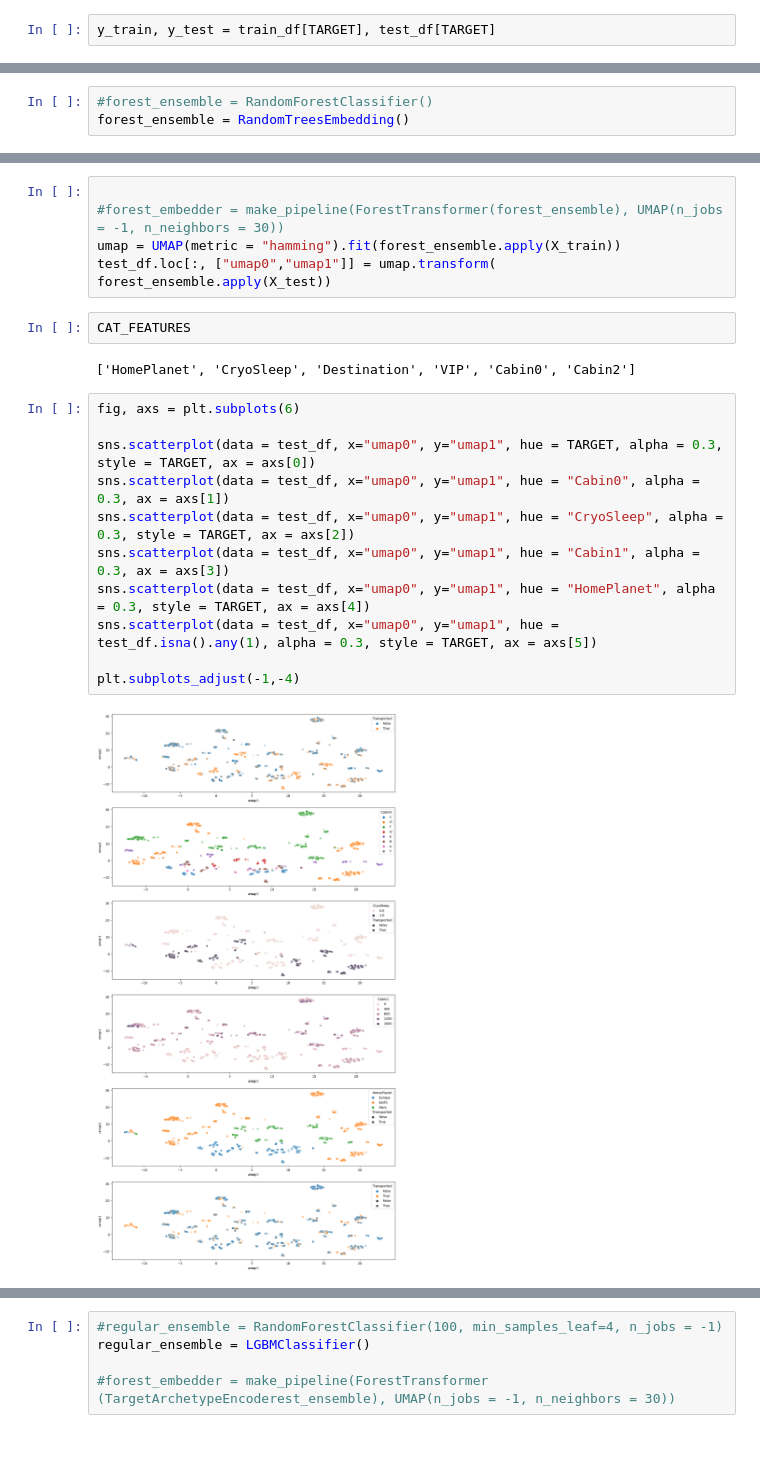
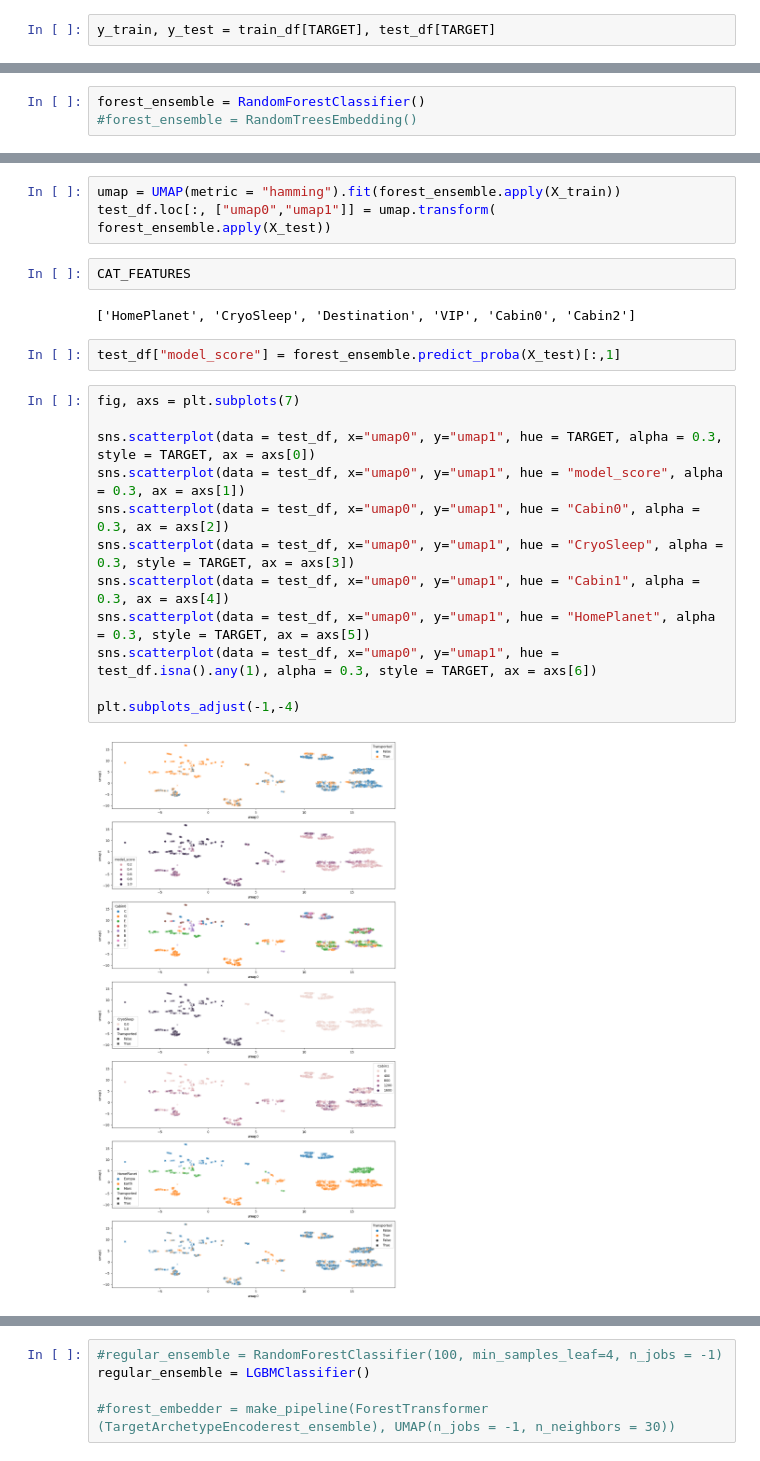
Before and after one commit to AlanGanem/heterogeneous-metric-learning, a Jupyter notebook: examples/HML Examples.ipynb, the cells around one changed output, grey strips where cells are left out. Saved outputs shown, nothing was run; the diff lists cells and outputs as text.

```diff
--- a/examples/HML Examples.ipynb
+++ b/examples/HML Examples.ipynb
@@ -143,6 +130,6 @@ y_train, y_test = train_df[TARGET], test_df[TARGET]
 # %%
-#forest_ensemble = RandomForestClassifier()
-forest_ensemble = RandomTreesEmbedding()
+forest_ensemble = RandomForestClassifier()
+#forest_ensemble = RandomTreesEmbedding()
 # %%
 forest_ensemble.fit(X_train, y_train)
 # %% [output]
@@ -161,23 +150,24 @@ forest_ensemble.apply(X_train), forest_ensemble.apply(X_train).shape
 # %%
-
-#forest_embedder = make_pipeline(ForestTransformer(forest_ensemble), UMAP(n_jobs = -1, n_neighbors = 30))
 umap = UMAP(metric = "hamming").fit(forest_ensemble.apply(X_train))
 test_df.loc[:, ["umap0","umap1"]] = umap.transform( forest_ensemble.apply(X_test))
 # %%
 CAT_FEATURES
 # %% [output]
 ['HomePlanet', 'CryoSleep', 'Destination', 'VIP', 'Cabin0', 'Cabin2']
+# %%
+test_df["model_score"] = forest_ensemble.predict_proba(X_test)[:,1]
 # %%
-fig, axs = plt.subplots(6)
+fig, axs = plt.subplots(7)
 
 sns.scatterplot(data = test_df, x="umap0", y="umap1", hue = TARGET, alpha = 0.3, style = TARGET, ax = axs[0])
-sns.scatterplot(data = test_df, x="umap0", y="umap1", hue = "Cabin0", alpha = 0.3, ax = axs[1])
-sns.scatterplot(data = test_df, x="umap0", y="umap1", hue = "CryoSleep", alpha = 0.3, style = TARGET, ax = axs[2])
-sns.scatterplot(data = test_df, x="umap0", y="umap1", hue = "Cabin1", alpha = 0.3, ax = axs[3])
-sns.scatterplot(data = test_df, x="umap0", y="umap1", hue = "HomePlanet", alpha = 0.3, style = TARGET, ax = axs[4])
-sns.scatterplot(data = test_df, x="umap0", y="umap1", hue = test_df.isna().any(1), alpha = 0.3, style = TARGET, ax = axs[5])
+sns.scatterplot(data = test_df, x="umap0", y="umap1", hue = "model_score", alpha = 0.3, ax = axs[1])
+sns.scatterplot(data = test_df, x="umap0", y="umap1", hue = "Cabin0", alpha = 0.3, ax = axs[2])
+sns.scatterplot(data = test_df, x="umap0", y="umap1", hue = "CryoSleep", alpha = 0.3, style = TARGET, ax = axs[3])
+sns.scatterplot(data = test_df, x="umap0", y="umap1", hue = "Cabin1", alpha = 0.3, ax = axs[4])
+sns.scatterplot(data = test_df, x="umap0", y="umap1", hue = "HomePlanet", alpha = 0.3, style = TARGET, ax = axs[5])
+sns.scatterplot(data = test_df, x="umap0", y="umap1", hue = test_df.isna().any(1), alpha = 0.3, style = TARGET, ax = axs[6])
 
 plt.subplots_adjust(-1,-4)
 # %% [output]
-[figure, old version]
+[figure, new version]
 # %% [markdown]
```
Also changed, not shown: parts of 28 cells of this notebook, 3 other files.
